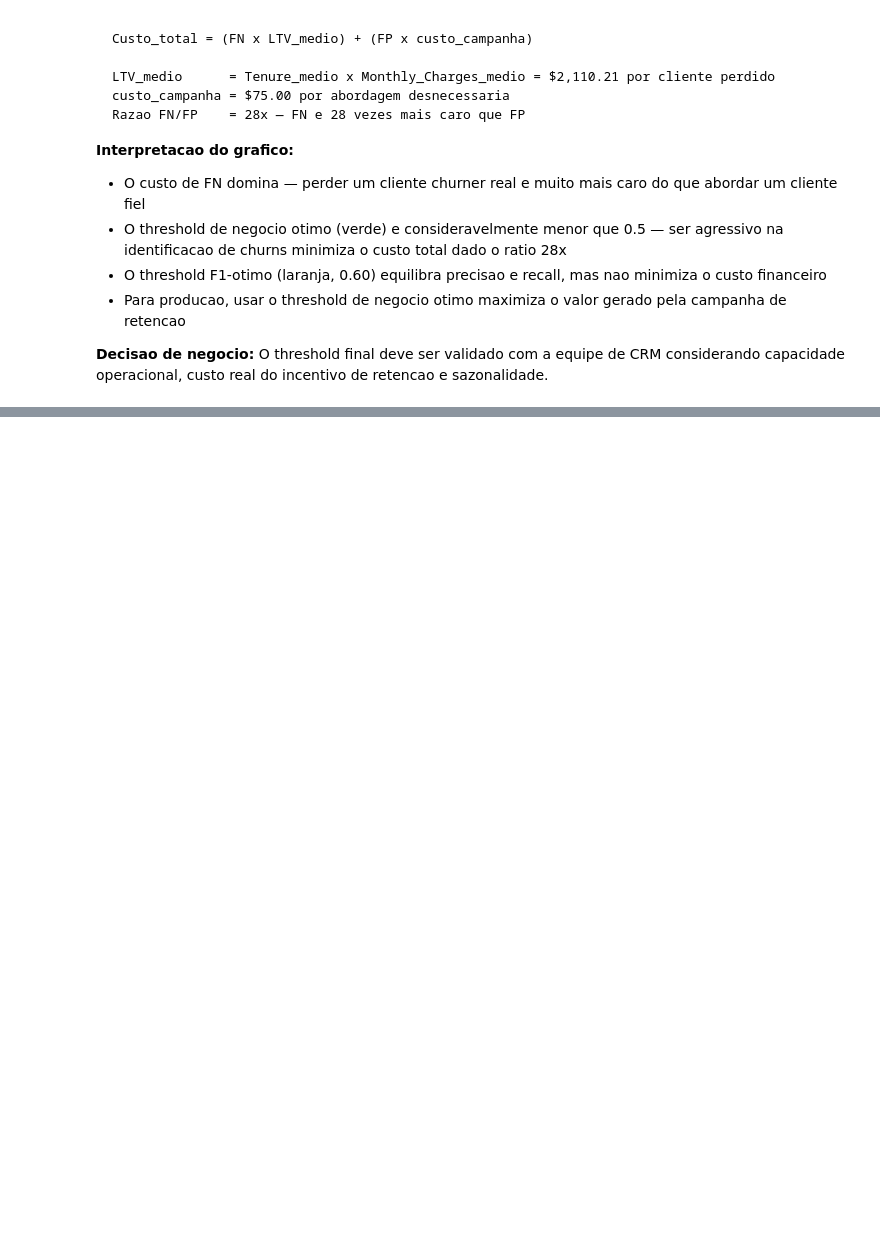
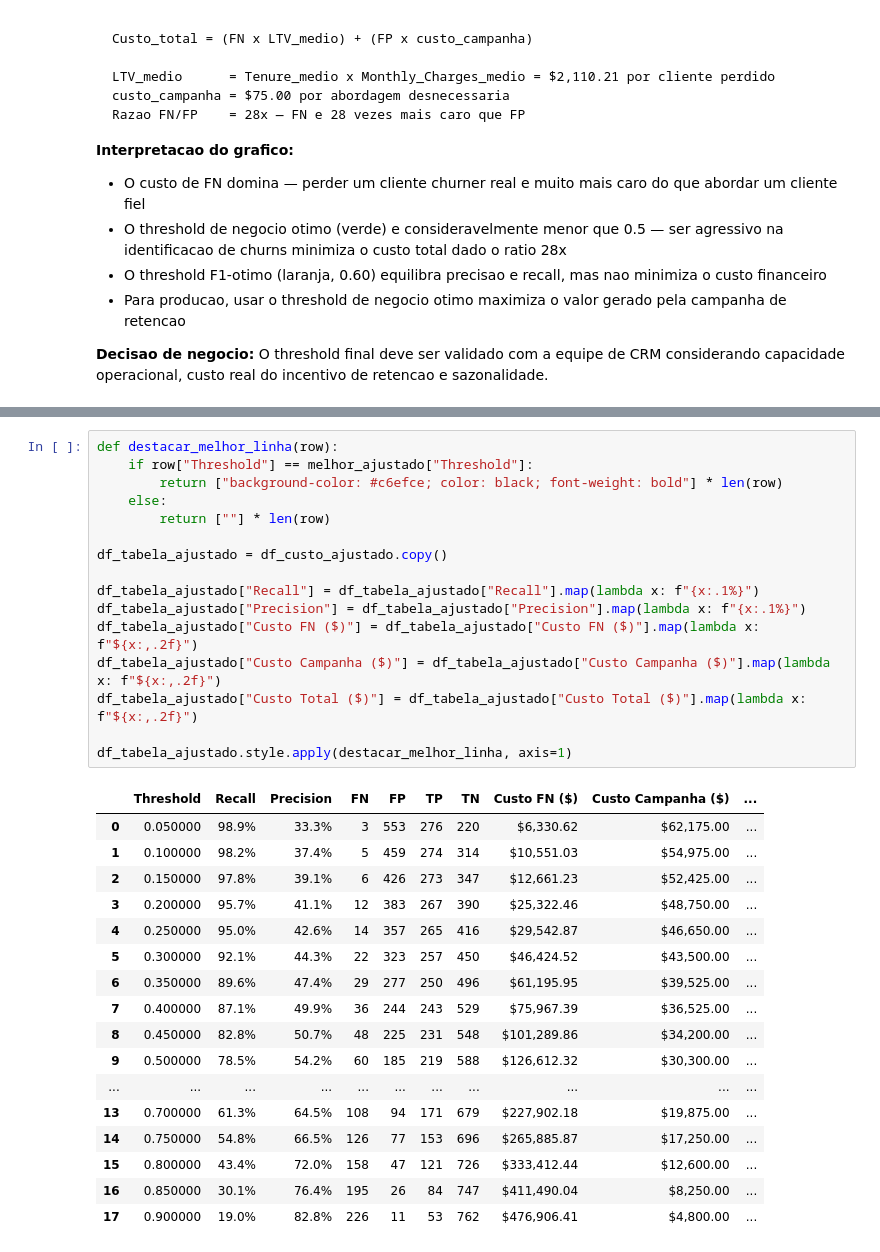
Before and after one commit to eeyamazaki/telco-churn-mlp, a Jupyter notebook: notebooks/04_mlp.ipynb, the cells around one changed output, grey strips where cells are left out. Drawn from its saved outputs; the diff is of its cells as text; blank space fills up the shorter version.

```diff
--- a/notebooks/04_mlp.ipynb
+++ b/notebooks/04_mlp.ipynb
@@ -644,0 +897,34 @@ O threshold final deve ser validado com a equipe de CRM considerando capacidade
+# %%
+def destacar_melhor_linha(row):
+    if row["Threshold"] == melhor_ajustado["Threshold"]:
+        return ["background-color: #c6efce; color: black; font-weight: bold"] * len(row)
+    else:
+        return [""] * len(row)
+
+df_tabela_ajustado = df_custo_ajustado.copy()
+
+df_tabela_ajustado["Recall"] = df_tabela_ajustado["Recall"].map(lambda x: f"{x:.1%}")
+df_tabela_ajustado["Precision"] = df_tabela_ajustado["Precision"].map(lambda x: f"{x:.1%}")
+df_tabela_ajustado["Custo FN ($)"] = df_tabela_ajustado["Custo FN ($)"].map(lambda x: f"${x:,.2f}")
+df_tabela_ajustado["Custo Campanha ($)"] = df_tabela_ajustado["Custo Campanha ($)"].map(lambda x: f"${x:,.2f}")
+df_tabela_ajustado["Custo Total ($)"] = df_tabela_ajustado["Custo Total ($)"].map(lambda x: f"${x:,.2f}")
+
+df_tabela_ajustado.style.apply(destacar_melhor_linha, axis=1)
+# %% [output]
+|  | Threshold | Recall | Precision | FN | FP | TP | TN | Custo FN ($) | Custo Campanha ($) | ... |
+| 0 | 0.050000 | 98.9% | 33.3% | 3 | 553 | 276 | 220 | $6,330.62 | $62,175.00 | ... |
+| 1 | 0.100000 | 98.2% | 37.4% | 5 | 459 | 274 | 314 | $10,551.03 | $54,975.00 | ... |
+| 2 | 0.150000 | 97.8% | 39.1% | 6 | 426 | 273 | 347 | $12,661.23 | $52,425.00 | ... |
+| 3 | 0.200000 | 95.7% | 41.1% | 12 | 383 | 267 | 390 | $25,322.46 | $48,750.00 | ... |
+| 4 | 0.250000 | 95.0% | 42.6% | 14 | 357 | 265 | 416 | $29,542.87 | $46,650.00 | ... |
+| 5 | 0.300000 | 92.1% | 44.3% | 22 | 323 | 257 | 450 | $46,424.52 | $43,500.00 | ... |
+| 6 | 0.350000 | 89.6% | 47.4% | 29 | 277 | 250 | 496 | $61,195.95 | $39,525.00 | ... |
+| 7 | 0.400000 | 87.1% | 49.9% | 36 | 244 | 243 | 529 | $75,967.39 | $36,525.00 | ... |
+| 8 | 0.450000 | 82.8% | 50.7% | 48 | 225 | 231 | 548 | $101,289.86 | $34,200.00 | ... |
+| 9 | 0.500000 | 78.5% | 54.2% | 60 | 185 | 219 | 588 | $126,612.32 | $30,300.00 | ... |
+| ... | ... | ... | ... | ... | ... | ... | ... | ... | ... | ... |
+| 13 | 0.700000 | 61.3% | 64.5% | 108 | 94 | 171 | 679 | $227,902.18 | $19,875.00 | ... |
+| 14 | 0.750000 | 54.8% | 66.5% | 126 | 77 | 153 | 696 | $265,885.87 | $17,250.00 | ... |
+| 15 | 0.800000 | 43.4% | 72.0% | 158 | 47 | 121 | 726 | $333,412.44 | $12,600.00 | ... |
+| 16 | 0.850000 | 30.1% | 76.4% | 195 | 26 | 84 | 747 | $411,490.04 | $8,250.00 | ... |
+| 17 | 0.900000 | 19.0% | 82.8% | 226 | 11 | 53 | 762 | $476,906.41 | $4,800.00 | ... |
```
Also changed, not shown: parts of 12 cells of this notebook, 49 other files.
